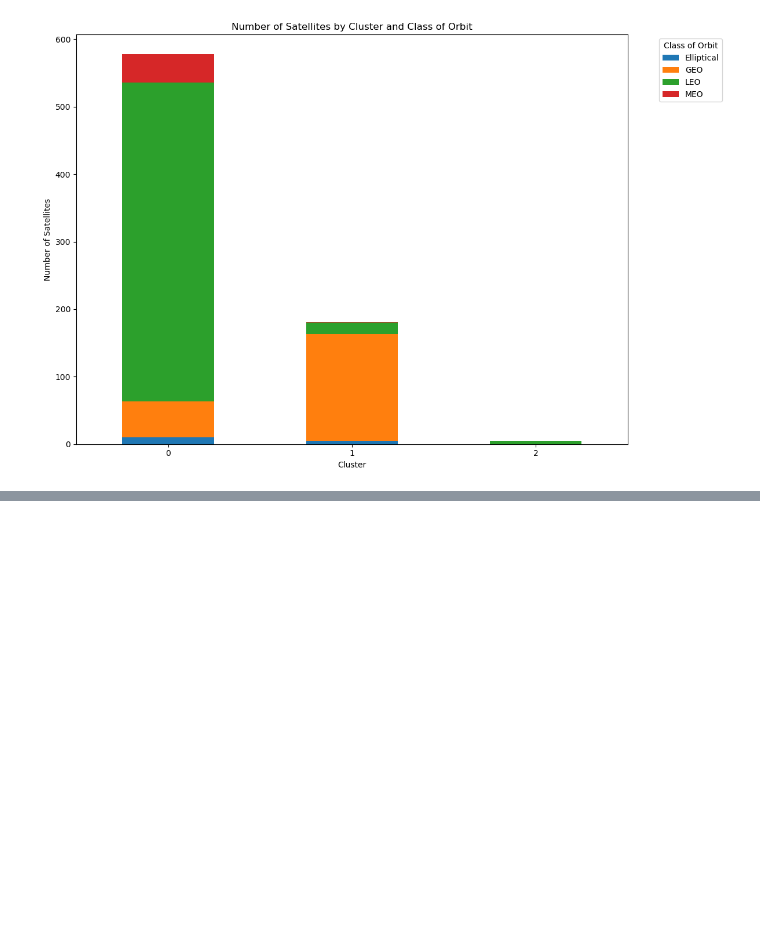
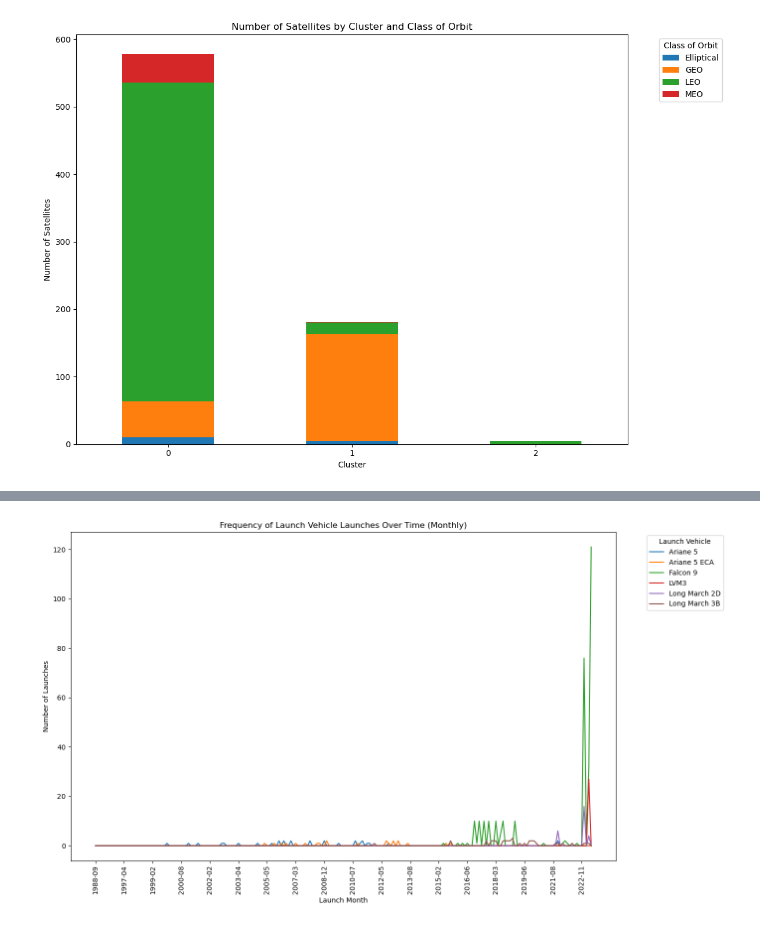
Before and after one commit to wweissbluth/dan-midterm-repo, a Jupyter notebook: midterm.ipynb, the cells around one changed output, grey strips where cells are left out. Saved outputs shown, nothing was run; the diff lists cells and outputs as text; code cells hidden in the pictures; blank space fills up the shorter version.

```diff
--- a/midterm.ipynb
+++ b/midterm.ipynb
@@ -162,0 +254,31 @@ plt.show()
+# %%
+# Extract the launch vehicle names from the cluster bar chart legend
+launch_vehicles = ['Ariane 5', 'Ariane 5 ECA', 'Falcon 9', 'LVM3', 'Long March 2D', 'Long March 3B']
+
+# Initialize an empty DataFrame to store the launch counts over time
+launch_vehicle_time_series = pd.DataFrame(index=launch_counts.index)
+
+# Populate the DataFrame with the counts of each launch vehicle over time
+for vehicle in launch_vehicles:
+    launch_vehicle_time_series[vehicle] = df_clean[df_clean['Launch Vehicle'] == vehicle].groupby('Launch Month').size()
+
+# Fill NaN values with 0
+launch_vehicle_time_series = launch_vehicle_time_series.fillna(0)
+
+# Plot the line chart
+plt.figure(figsize=(14, 8))
+for vehicle in launch_vehicles:
+    plt.plot(launch_vehicle_time_series.index.astype(str), launch_vehicle_time_series[vehicle], label=vehicle)
+
+plt.title('Frequency of Launch Vehicle Launches Over Time (Monthly)')
+plt.xlabel('Launch Month')
+plt.ylabel('Number of Launches')
+plt.legend(title='Launch Vehicle', bbox_to_anchor=(1.05, 1), loc='upper left')
+
+# Simplify the x-axis
+plt.xticks(ticks=range(0, len(launch_vehicle_time_series.index), 12), labels=launch_vehicle_time_series.index[::12].astype(str), rotation=90)
+
+plt.tight_layout()
+plt.show()
+# %% [output]
+[figure, added]
```
Also changed, not shown: parts of 4 cells of this notebook.
